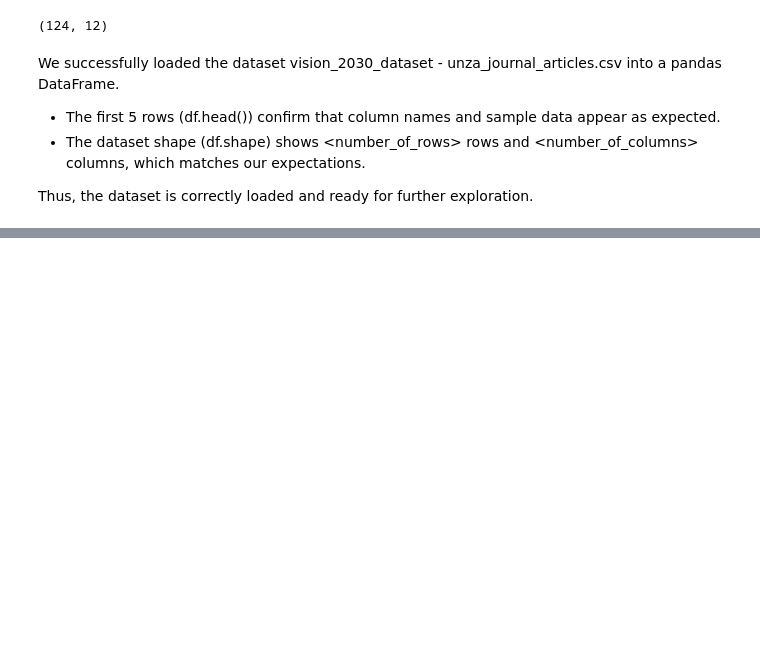
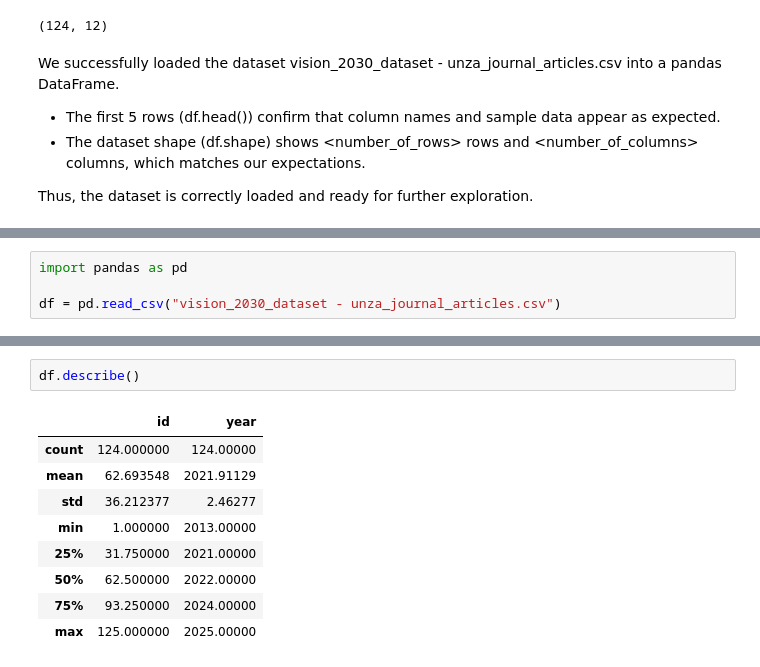
Before and after one commit to Coop149/code-unza25-csc4792-project_team_24-repository, a Jupyter notebook: code_unza25_csc4792_project_team_24_notebook.ipynb, the cells around one changed output, grey strips where cells are left out. Cells and saved outputs as stored; diff of their text form; blank space fills up the shorter version.

Commit message:
[DU] Dataset overview with .info() and .describe()

```diff
--- a/code_unza25_csc4792_project_team_24_notebook.ipynb
+++ b/code_unza25_csc4792_project_team_24_notebook.ipynb
@@ -112,0 +119,4 @@ Thus, the dataset is correctly loaded and ready for further exploration.
+# %%
+import pandas as pd
+
+df = pd.read_csv("vision_2030_dataset - unza_journal_articles.csv")
@@ -112,0 +145,12 @@ Thus, the dataset is correctly loaded and ready for further exploration.
+# %%
+df.describe()
+# %% [output]
+|  | id | year |
+| count | 124.000000 | 124.00000 |
+| mean | 62.693548 | 2021.91129 |
+| std | 36.212377 | 2.46277 |
+| min | 1.000000 | 2013.00000 |
+| 25% | 31.750000 | 2021.00000 |
+| 50% | 62.500000 | 2022.00000 |
+| 75% | 93.250000 | 2024.00000 |
+| max | 125.000000 | 2025.00000 |
```
Also changed, not shown: parts of 4 cells of this notebook.
